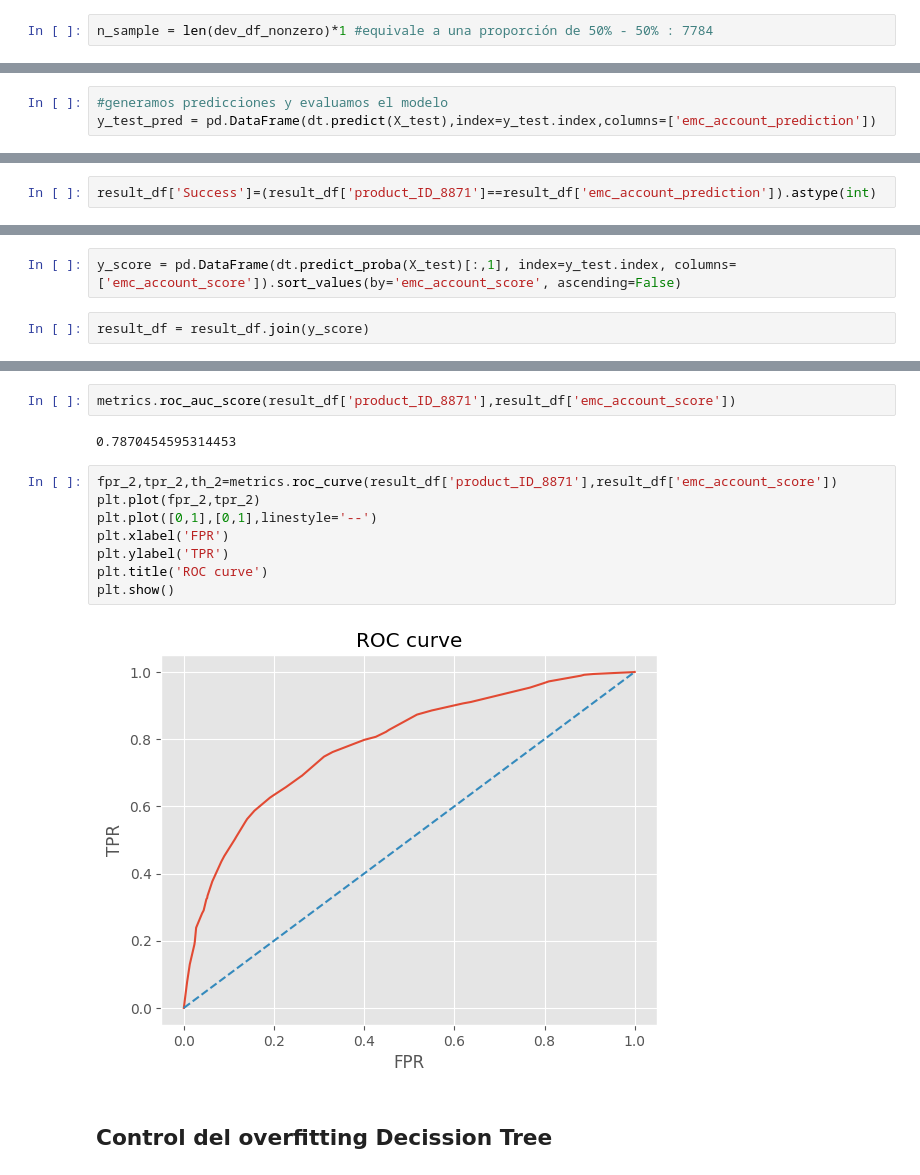
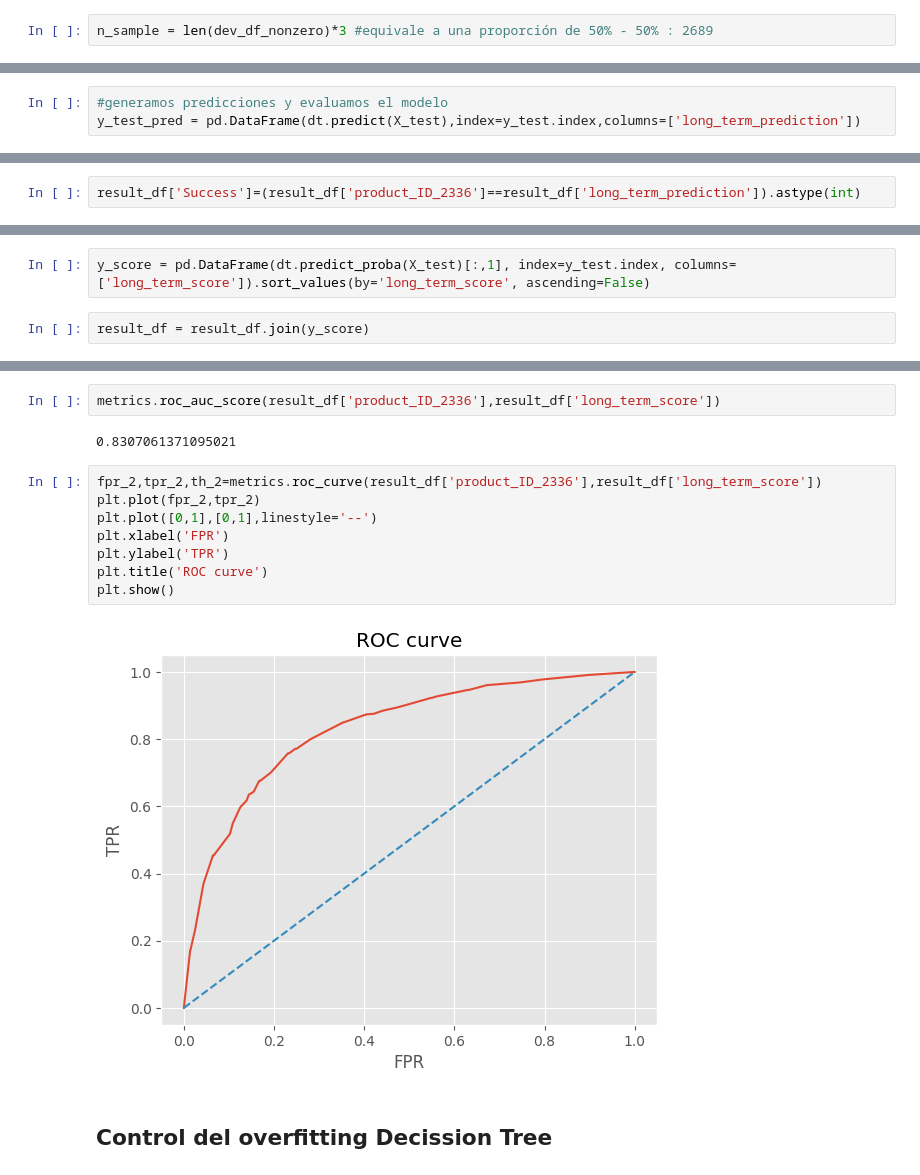
Before and after one commit to RicardColomOrero/easymoney, a Jupyter notebook: Easymoney_grupo5_target_long_term_deposit.ipynb, the cells around one changed output, grey strips where cells are left out. Cells and saved outputs as stored; diff of their text form.

```diff
--- a/Easymoney_grupo5_target_long_term_deposit.ipynb
+++ b/Easymoney_grupo5_target_long_term_deposit.ipynb
@@ -1957,5 +2000,5 @@ len(dev_df_nonzero)*1
 # %%
-n_sample = len(dev_df_nonzero)*1 #equivale a una proporción de 50% - 50% : 7784
+n_sample = len(dev_df_nonzero)*3 #equivale a una proporción de 50% - 50% : 2689
 # %%
 dev_df_zero_sample = dev_df_zero.sample(n = n_sample, random_state = 42)
 # %%
@@ -2059,12 +2102,12 @@ graphviz.Source(tree_data)
 [drawing not drawn]
 # %%
 #generamos predicciones y evaluamos el modelo
-y_test_pred = pd.DataFrame(dt.predict(X_test),index=y_test.index,columns=['emc_account_prediction'])
+y_test_pred = pd.DataFrame(dt.predict(X_test),index=y_test.index,columns=['long_term_prediction'])
 # %%
 #join de y_test y y_test_pred para comparar el resultado real con la predicción
 result_df=y_test.join(y_test_pred,how='inner')
 # %%
-result_df['Success']=(result_df['product_ID_8871']==result_df['emc_account_prediction']).astype(int)
+result_df['Success']=(result_df['product_ID_2336']==result_df['long_term_prediction']).astype(int)
 # %%
 result_df.head()
 # %% [output]
@@ -2114,7 +2157,7 @@ F1_Score: 0.7210956017908875
 # %% [markdown]
 ## AUC y ROC curve
 # %%
-y_score = pd.DataFrame(dt.predict_proba(X_test)[:,1], index=y_test.index, columns=['emc_account_score']).sort_values(by='emc_account_score', ascending=False)
+y_score = pd.DataFrame(dt.predict_proba(X_test)[:,1], index=y_test.index, columns=['long_term_score']).sort_values(by='long_term_score', ascending=False)
 # %%
 result_df = result_df.join(y_score)
 # %%
@@ -2130,17 +2173,17 @@ result_df.sort_values(by='emc_account_score', ascending=False).head()
 # %%
-metrics.roc_auc_score(result_df['product_ID_8871'],result_df['emc_account_score'])
+metrics.roc_auc_score(result_df['product_ID_2336'],result_df['long_term_score'])
 # %% [output]
-0.7870454595314453
+0.8307061371095021
 # %%
-fpr_2,tpr_2,th_2=metrics.roc_curve(result_df['product_ID_8871'],result_df['emc_account_score'])
+fpr_2,tpr_2,th_2=metrics.roc_curve(result_df['product_ID_2336'],result_df['long_term_score'])
 plt.plot(fpr_2,tpr_2)
 plt.plot([0,1],[0,1],linestyle='--')
 plt.xlabel('FPR')
 plt.ylabel('TPR')
 plt.title('ROC curve')
 plt.show()
 # %% [output]
-[figure, old version]
+[figure, new version]
 # %% [markdown]
 ## Control del overfitting Decission Tree
 # %%
```
Also changed, not shown: parts of 65 cells of this notebook.
